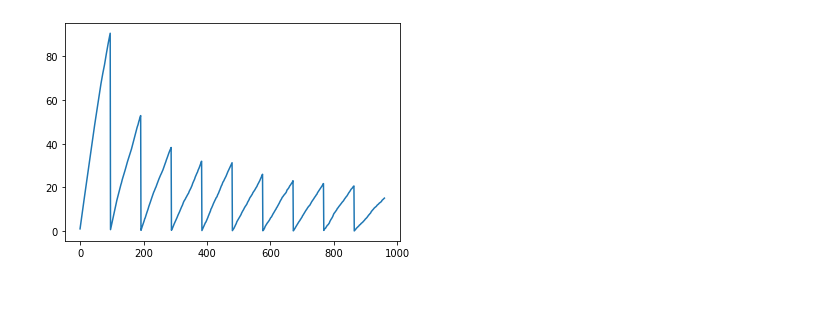
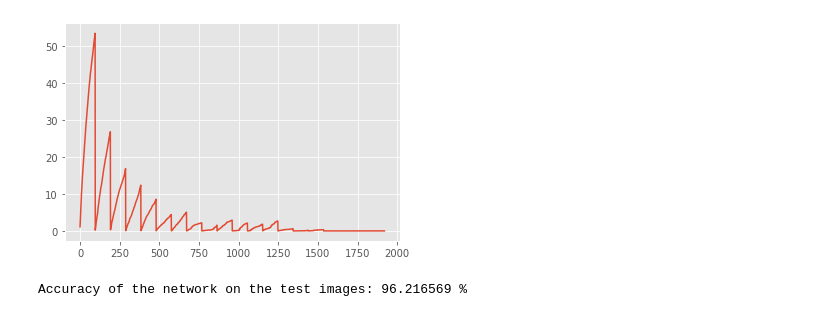
Before and after one commit to Chinmaya-3141/Capstone-Project, a Jupyter notebook: Capstone_classification.ipynb, the cells around one changed output. Cells and saved outputs as stored; diff of their text form; code cells hidden in the pictures.

```diff
--- a/Capstone_classification.ipynb
+++ b/Capstone_classification.ipynb
@@ -22,6 +22,6 @@ from torchvision import datasets, transforms
 # %%
 # Check if GPU is available
 
-device = torch.device("cuda:0" if torch.cuda.is_available() else "cpu")
+device = torch.device("cuda" if torch.cuda.is_available() else "cpu")
 print("Using device:", device)
 # %% [output]
@@ -92,17 +106,24 @@ model = CNNModel().to(device)
 # Define the loss function and optimizer
 
 criterion = nn.CrossEntropyLoss()
-optimizer = optim.SGD(model.parameters(), lr=0.01, momentum = 0.9)
+# Sparse categorical cross entropy can also be used
+
+# optimizer = optim.SGD(model.parameters(), lr=0.01, momentum = 0.9)
+# Adam optimizer
+# LBFGS optimizer
+
+optimizer = optim.AdamW(model.parameters(),lr=0.001)
+# optimizer = optim.AdamW(model.parameters(),lr=0.001)
 # %%
 # Time the execution of the program
 start_time = time.time()
 loss_change = []
 
 # Train the model
-for epoch in range(10):
+for epoch in range(20):
     running_loss = 0.0
-    for i, data in enumerate(train_loader, 0):
-        inputs, labels = data[0].to(device), data[1].to(device)
+    for i, datavar in enumerate(train_loader, 0):
+        inputs, labels = datavar[0].to(device), datavar[1].to(device)
         inputs = inputs.to(device)
         labels = labels.to(device)
         optimizer.zero_grad()
@@ -132,7 +153,25 @@ Total time: 8 minutes 48.80846095085144 seconds
 # %%
 import matplotlib.pyplot as plt
 # %%
-plt.plot(range(960),loss_change)
+plt.style.use("ggplot")
+plt.plot(range(len(loss_change)),loss_change)
 plt.show()
 # %% [output]
-[figure, old version]
+[figure, new version]
+# %%
+# Evaluate the model on test data
+
+correct = 0
+total = 0
+with torch.no_grad():
+    for datavar in test_loader:
+        images, labels = datavar
+        images,labels = images.to(device),labels.to(device)
+        outputs = model(images)
+        predicted = torch.argmax(outputs.datavar, 1)
+        total += labels.size(0)
+        correct += (predicted == labels).sum().item()
+
+print('Accuracy of the network on the test images: %f %%'% (100 * correct / total))
+# %% [output]
+Accuracy of the network on the test images: 96.216569 %
```
Also changed, not shown: parts of 17 cells of this notebook.
